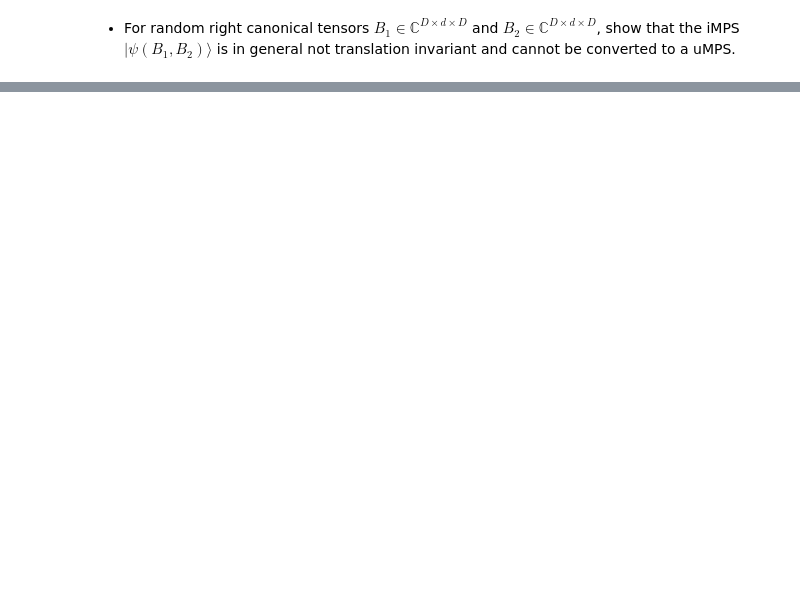
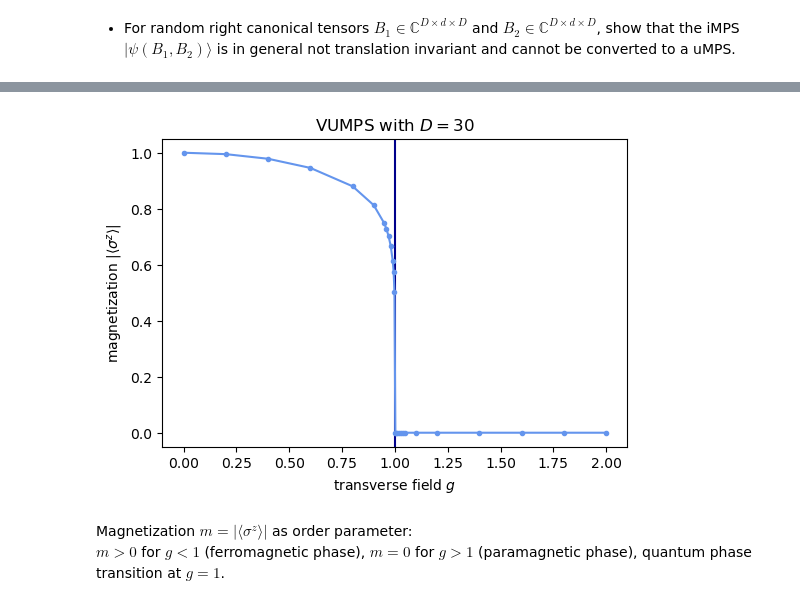
Before and after one commit to tenpy/tenpy_toycodes, a Jupyter notebook: solutions_uniform_toycodes.ipynb, the cells around one changed output, grey strips where cells are left out. Saved outputs shown, nothing was run; the diff lists cells and outputs as text; code cells hidden in the pictures; blank space fills up the shorter version.

Commit message:
add vumps to solutions_uniform_toycodes.ipynb

```diff
--- a/solutions_uniform_toycodes.ipynb
+++ b/solutions_uniform_toycodes.ipynb
@@ -268,0 +311,14 @@ ValueError: Infinite MPS is not translation invariant.
+# %%
+# ferromagnetic phase
+g = 0.5
+
+e0_exact = infinite_gs_energy(J=1., g=g)
+print(f"e0_exact = {e0_exact}.")
+
+h = TFIModel(L=1, J=1., g=g, bc='infinite').H_bonds[0]
+Ds = [2, 4, 6, 8, 10, 20, 30, 40, 50]
+for D in Ds:
+    print(f"D = {D}:")
+    guess_psi0 = UniformMPS.from_desired_bond_dimension(D)
+    e0, psi0, var0 = vumps_algorithm(h, guess_psi0, tol=1.e-10)
+    print(f"Error |e0 - e0_exact| = {np.abs(e0 - e0_exact)}.")
@@ -268,0 +345,14 @@ ValueError: Infinite MPS is not translation invariant.
+# %%
+D = 30
+gs = [0., 0.2, 0.4, 0.6, 0.8, 0.9, 0.95, 0.96, 0.97, 0.98, 0.99, 0.994, 0.998,\
+       1.002, 1.006, 1.01, 1.02, 1.03, 1.04, 1.05, 1.1, 1.2, 1.4, 1.6, 1.8, 2.0]
+szs = []
+for g in gs:
+    print(f"g = {g}:")
+    tfi_model = TFIModel(L=1, J=1., g=g, bc='infinite')
+    h = tfi_model.H_bonds[0]
+    guess_psi0 = UniformMPS.from_desired_bond_dimension(D)
+    _, psi0, _ = vumps_algorithm(h, guess_psi0, tol=1.e-8)
+    sz = psi0.get_site_expectation_value(tfi_model.sigmaz)
+    print(f"Magnetization density in z-direction:{sz}.")
+    szs.append(sz)
@@ -268,0 +377,13 @@ ValueError: Infinite MPS is not translation invariant.
+# %%
+plt.figure(figsize=(6, 4))
+plt.title(f"VUMPS with $D={D}$")
+plt.axvline(x=1.0, color="darkblue")
+plt.plot(gs, np.abs(szs), ".-", color="cornflowerblue")
+plt.xlabel(r"transverse field $g$")
+plt.ylabel(r"magnetization $\vert \langle \sigma^z \rangle \vert$")
+plt.show()
+# %% [output]
+[figure, added]
+# %% [markdown]
+Magnetization $m =  \vert \langle \sigma^z \rangle \vert$ as order parameter: <br>
+$m >0$ for $g<1$ (ferromagnetic phase), $m = 0$ for $g>1$ (paramagnetic phase), quantum phase transition at $g=1$.
```
Also changed, not shown: parts of 17 cells of this notebook.
